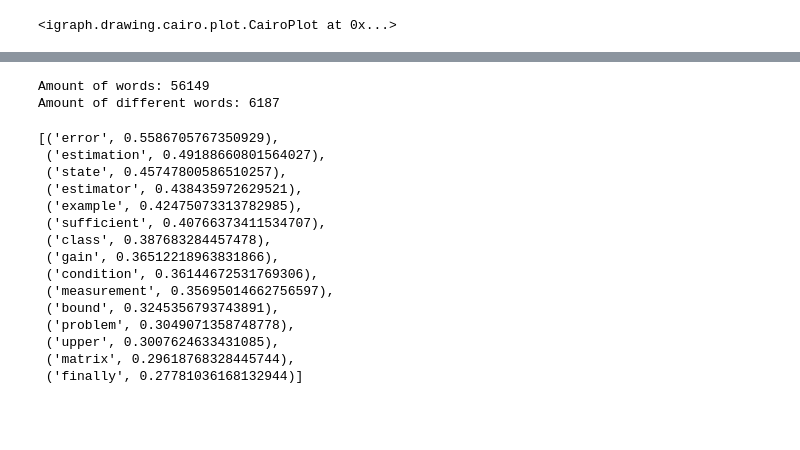
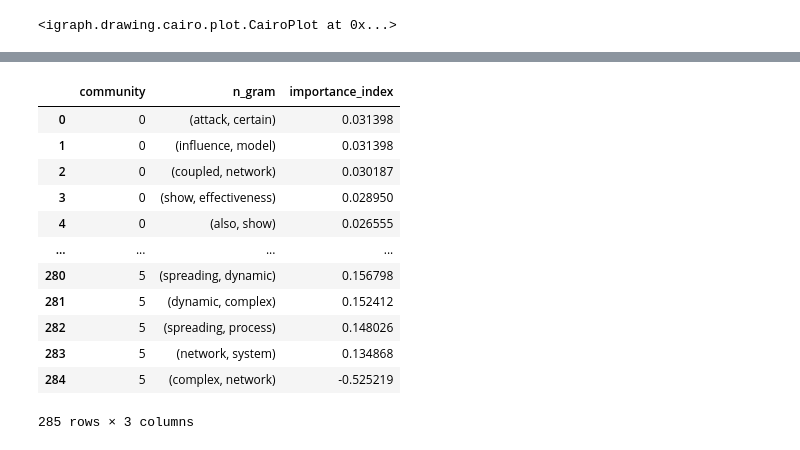
Before and after one commit to mjmartins11/Bardosova-Algorithm, a Jupyter notebook: bardosova.ipynb, the cells around one changed output, grey strips where cells are left out. Cells and saved outputs as stored; diff of their text form; code cells hidden in the pictures; blank space fills up the shorter version.

```diff
--- a/bardosova.ipynb
+++ b/bardosova.ipynb
@@ -145,10 +150,24 @@ True
-# %%
-counterAll, countersCommunities = n_grams(1, connected_components, n_vertex)
-print('Amount of words:', sum(counterAll.values()))
-print('Amount of different words:', len(counterAll))
-# %% [output]
-Amount of words: 56149
-Amount of different words: 6187
+# %%
+def n_grams(n_grams, connected_components, n_vertex, word_frequency):
+    count = Counter()
+    countCommunities = {}
+
+    for i in tqdm(range(n_vertex)):
+        abstract = connected_components.vs[i]['abstract_inverted_index']
+        abstract = [w for w in abstract if word_frequency[w] > 0.0008]
+
+        tokens = []
+        for i in range(len(abstract)-n_grams):
+            token = tuple(abstract[i:i+n_grams])
+            tokens.append(token)
+
+        community = connected_components.vs[i]['community']
+        if community not in countCommunities:
+            countCommunities[community] = Counter()
+        countCommunities[community].update(set(tokens))
+        count.update(set(tokens))
+
+    return count, countCommunities
 # %%
 def alpha_communities(connected_components, communities):
     alpha_module = {}
@@ -177,18 +199,32 @@ for community in tqdm(countersCommunities.keys()):
-# %%
-list(I[0].items())[0:15]
-# %% [output]
-[('error', 0.5586705767350929),
- ('estimation', 0.49188660801564027),
- ('state', 0.45747800586510257),
- ('estimator', 0.438435972629521),
- ('example', 0.42475073313782985),
- ('sufficient', 0.40766373411534707),
- ('class', 0.387683284457478),
- ('gain', 0.36512218963831866),
- ('condition', 0.36144672531769306),
- ('measurement', 0.35695014662756597),
- ('bound', 0.3245356793743891),
- ('problem', 0.3049071358748778),
- ('upper', 0.3007624633431085),
- ('matrix', 0.29618768328445744),
- ('finally', 0.27781036168132944)]
+# %%
+count_nGrams, comunities_nGrams = n_grams(2, connected_components, n_vertex, word_frequency)
+I = importance_index(connected_components, comunities_nGrams, count_nGrams)
+# %%
+higher_indexes = {
+        'community': [],
+        'n_gram': [],
+        'importance_index': []
+    }
+for community in comunities_nGrams.keys():
+    for i in range(15):
+        higher_indexes['community'].append(community)
+        higher_indexes['n_gram'].append(list(I[community].keys())[i])
+        higher_indexes['importance_index'].append(list(I[community].values())[i])
+# higher_indexes
+# %%
+df = pd.DataFrame(higher_indexes)
+df
+# %% [output]
+|  | community | n_gram | importance_index |
+| 0 | 0 | (attack, certain) | 0.031398 |
+| 1 | 0 | (influence, model) | 0.031398 |
+| 2 | 0 | (coupled, network) | 0.030187 |
+| 3 | 0 | (show, effectiveness) | 0.028950 |
+| 4 | 0 | (also, show) | 0.026555 |
+| ... | ... | ... | ... |
+| 280 | 5 | (spreading, dynamic) | 0.156798 |
+| 281 | 5 | (dynamic, complex) | 0.152412 |
+| 282 | 5 | (spreading, process) | 0.148026 |
+| 283 | 5 | (network, system) | 0.134868 |
+| 284 | 5 | (complex, network) | -0.525219 |
+285 rows × 3 columns
```
Also changed, not shown: parts of 6 cells of this notebook.
